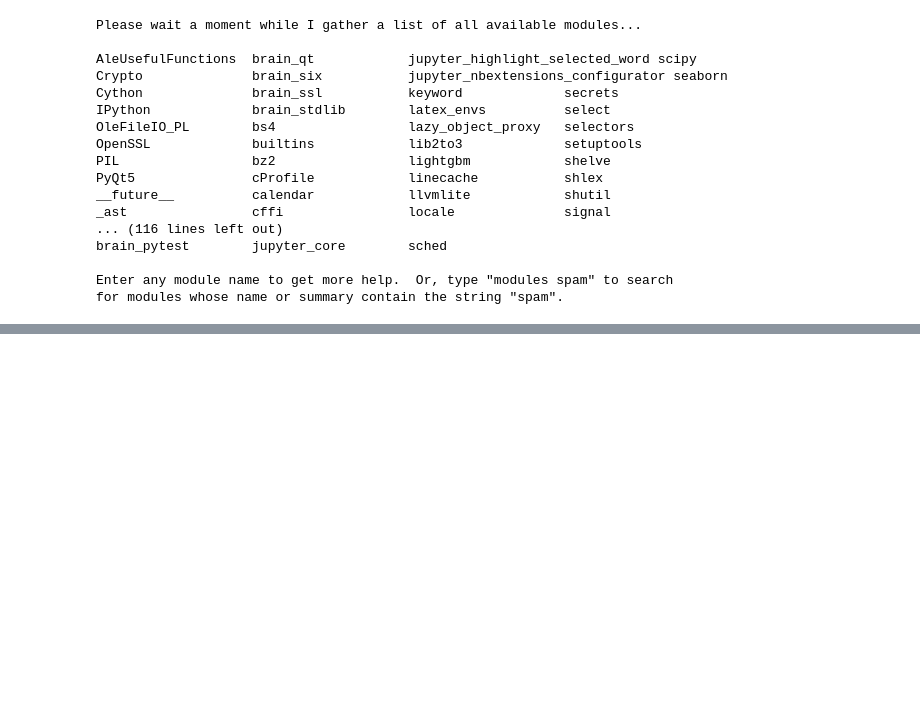
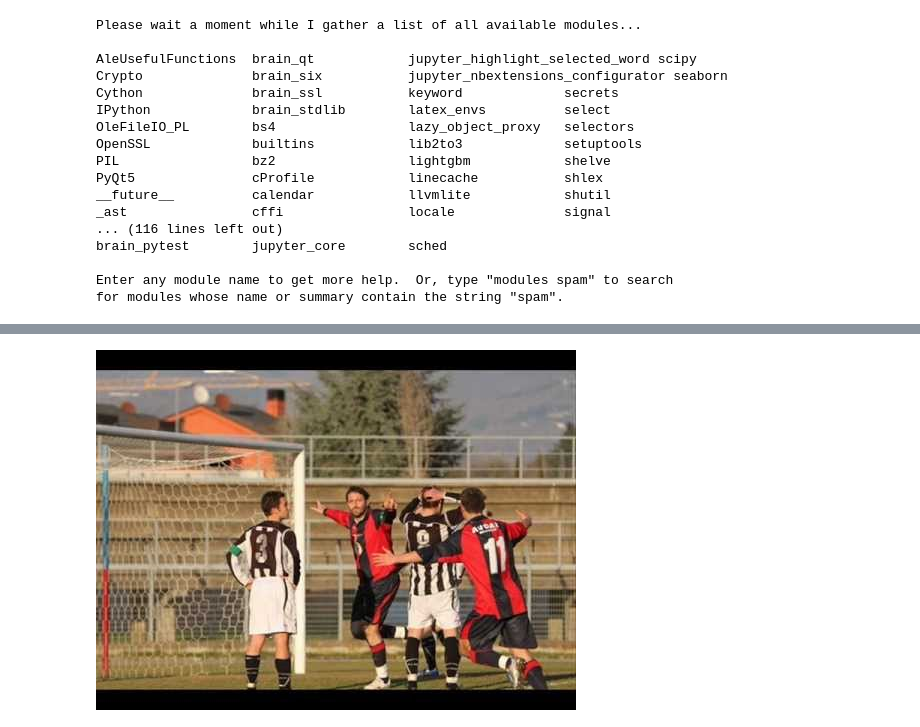
Before and after one commit to aborgher/Main-useful-functions-for-ML, a Jupyter notebook: Magic_notebook.ipynb, the cells around one changed output, grey strips where cells are left out. Saved outputs shown, nothing was run; the diff lists cells and outputs as text; code cells hidden in the pictures; blank space fills up the shorter version.

```diff
--- a/Magic_notebook.ipynb
+++ b/Magic_notebook.ipynb
@@ -396,0 +444,7 @@ for modules whose name or summary contain the string "spam".
+# %%
+from IPython.display import YouTubeVideo, display
+YouTubeVideo("yH-7XWLm_Po")
+# vid = YouTubeVideo("yH-7XWLm_Po")
+# display(vid)
+# %% [output]
+[figure, added]
```
Also changed, not shown: parts of 10 cells of this notebook, 5 other files.
